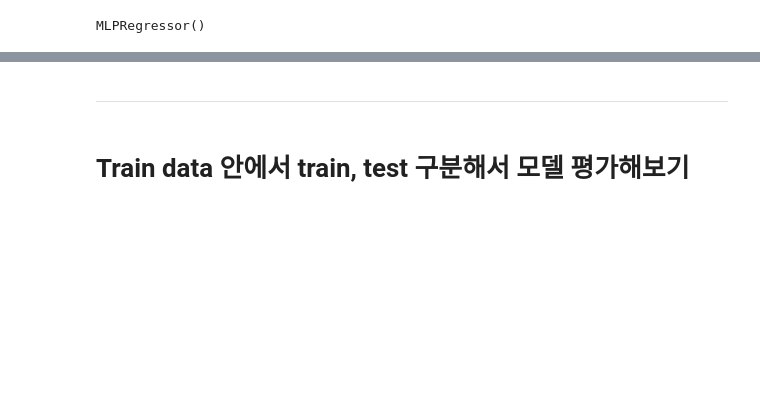
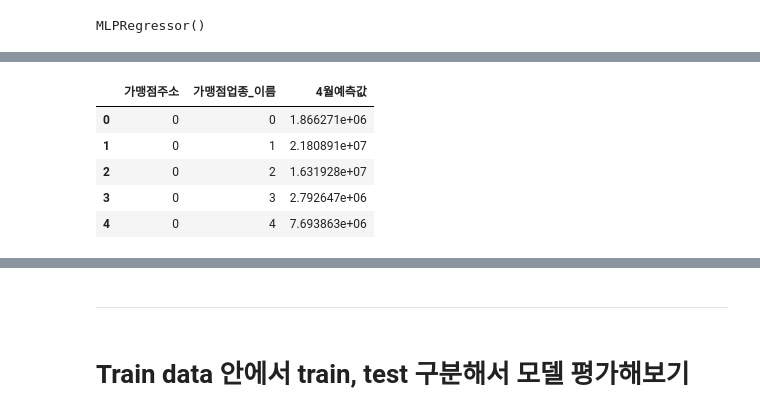
Before and after one commit to young-hun-jo/KaggleStruggle, a Jupyter notebook: jeju_credit/modeling.ipynb, the cells around one changed output, grey strips where cells are left out. Saved outputs shown, nothing was run; the diff lists cells and outputs as text; code cells hidden in the pictures; blank space fills up the shorter version.

```diff
--- a/jeju_credit/modeling.ipynb
+++ b/jeju_credit/modeling.ipynb
@@ -159 +145,12 @@ temp.head()
+# %%
+cols = ['가맹점주소', '가맹점업종_이름', '4월예측값']
+submission = temp[cols]
+submission.head()
+# %% [output]
+|  | 가맹점주소 | 가맹점업종_이름 | 4월예측값 |
+| 0 | 0 | 0 | 1.866271e+06 |
+| 1 | 0 | 1 | 2.180891e+07 |
+| 2 | 0 | 2 | 1.631928e+07 |
+| 3 | 0 | 3 | 2.792647e+06 |
+| 4 | 0 | 4 | 7.693863e+06 |
 # %%
```
Also changed, not shown: parts of 9 cells of this notebook.
